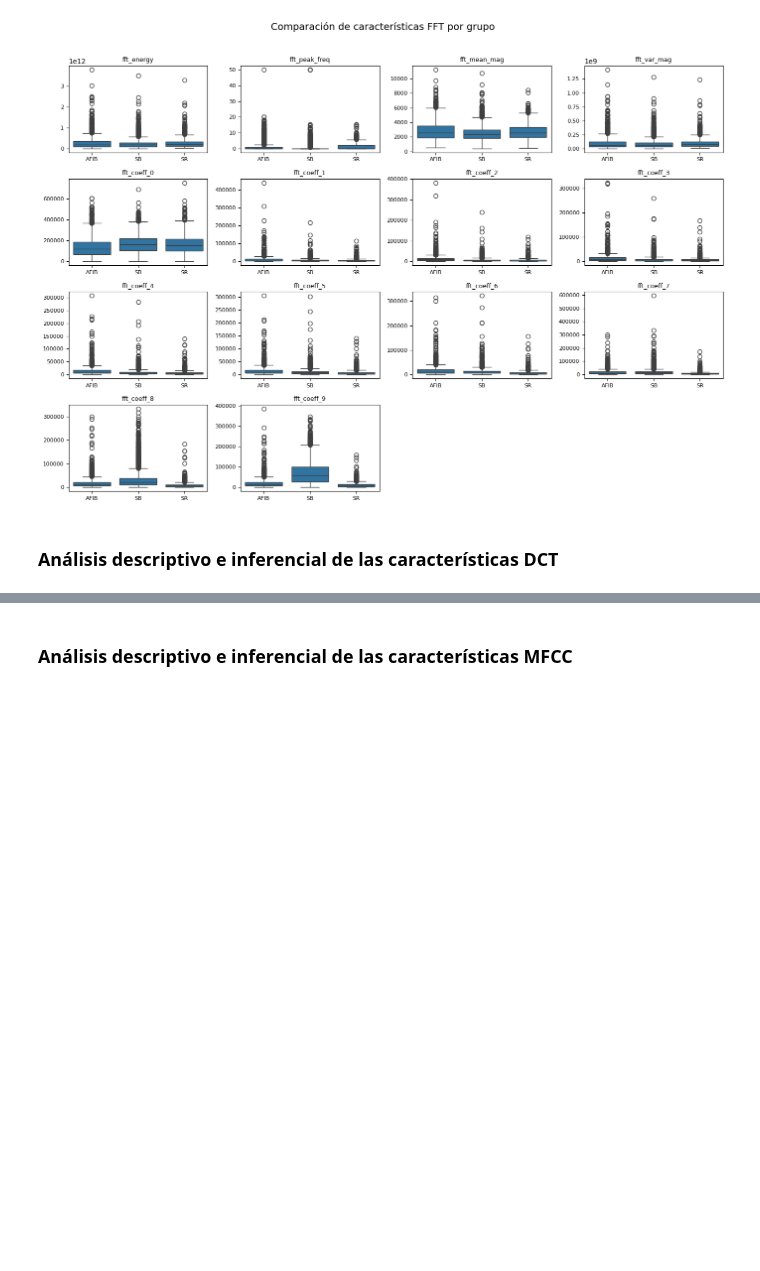
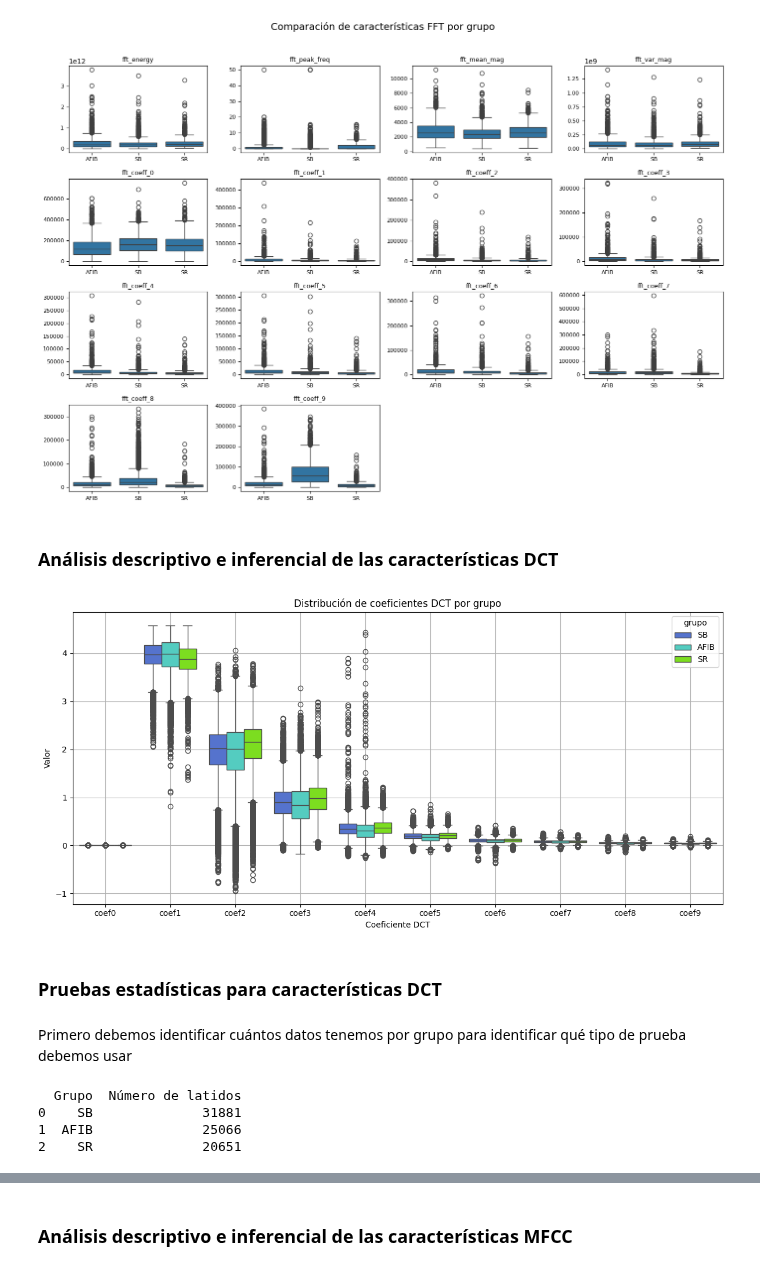
Before and after one commit to LisethTiria/Biosenales-2025-1, a Jupyter notebook: proyecto2_ecg_/proyecto2_script.ipynb, the cells around one changed output, grey strips where cells are left out. Cells and saved outputs as stored; diff of their text form; code cells hidden in the pictures; blank space fills up the shorter version.

Commit message:
Análisis descriptivo y pruebas para DCT

```diff
--- a/proyecto2_ecg_/proyecto2_script.ipynb
+++ b/proyecto2_ecg_/proyecto2_script.ipynb
@@ -419,0 +486,3 @@ La DCT transforma una señal del dominio del tiempo al dominio de la frecuencia,
+# %%
+df_rr['longitud'] = df_rr['segmento'].apply(len)
+df_rr['longitud'].describe()
@@ -419,0 +522,17 @@ La DCT transforma una señal del dominio del tiempo al dominio de la frecuencia,
+# %%
+def aplicar_dct_normalizado(autocor, num_coef=10):
+    # Normalización z-score
+    if np.std(autocor) == 0:
+        autocor_norm = np.zeros_like(autocor)
+    else:
+        autocor_norm = (autocor - np.mean(autocor)) / np.std(autocor)
+
+    # Aplicar DCT
+    return dct(autocor_norm, type=2, norm='ortho')[:num_coef]
+# %%
+df_rr['dct'] = df_rr['autocor'].apply(lambda x: aplicar_dct_normalizado(x, num_coef=10))
+# %%
+df_dct = pd.concat([
+    df_rr.drop(columns=['dct']),
+    pd.DataFrame(df_rr['dct'].tolist(), columns=[f'coef{i}' for i in range(10)])
+], axis=1)
@@ -452,3 +586,48 @@ plt.show()
 [figure]
 # %% [markdown]
 ### Análisis descriptivo e inferencial de las características DCT
+# %%
+
+orden_grupos = ['SB', 'AFIB', 'SR']
+colores = ['royalblue', 'turquoise', 'lawngreen']
+
+# Convertir a formato largo
+df_dct_long = df_dct.melt(id_vars=['grupo'],
+                          value_vars=[f'coef{i}' for i in range(10)],
+                          var_name='Coeficiente',
+                          value_name='Valor')
+
+# Gráfico de cajas con colores personalizados
+plt.figure(figsize=(12, 6))
+sns.boxplot(
+    x='Coeficiente',
+    y='Valor',
+    hue='grupo',
+    data=df_dct_long,
+    palette=dict(zip(orden_grupos, colores)),
+    order=[f'coef{i}' for i in range(10)],
+    hue_order=orden_grupos
+)
+
+plt.title('Distribución de coeficientes DCT por grupo')
+plt.xlabel('Coeficiente DCT')
+plt.ylabel('Valor')
+plt.grid(True)
+plt.tight_layout()
+plt.show()
+# %% [output]
+[figure, added]
+# %% [markdown]
+### Pruebas estadísticas para características DCT
+# %% [markdown]
+Primero debemos identificar cuántos datos tenemos por grupo para identificar qué tipo de prueba debemos usar
+# %%
+conteo_grupos = df_dct['grupo'].value_counts()
+conteo_grupos_df = conteo_grupos.reset_index()
+conteo_grupos_df.columns = ['Grupo', 'Número de latidos']
+print(conteo_grupos_df)
+# %% [output]
+  Grupo  Número de latidos
+0    SB              31881
+1  AFIB              25066
+2    SR              20651
```
Also changed, not shown: parts of 18 cells of this notebook.
